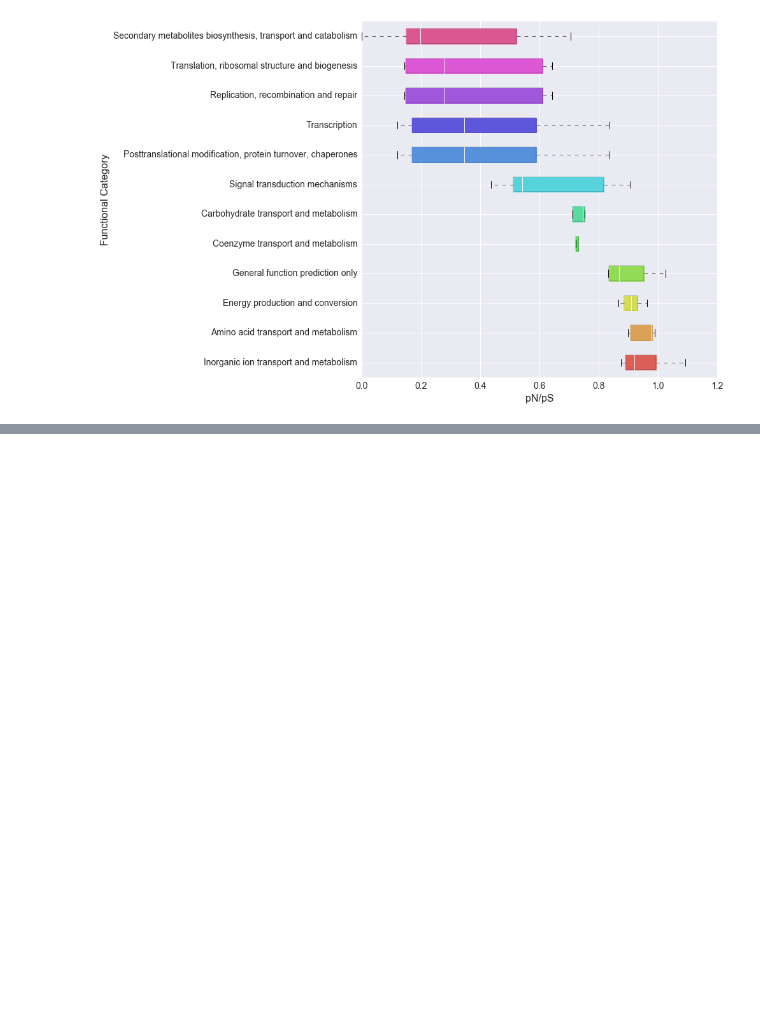
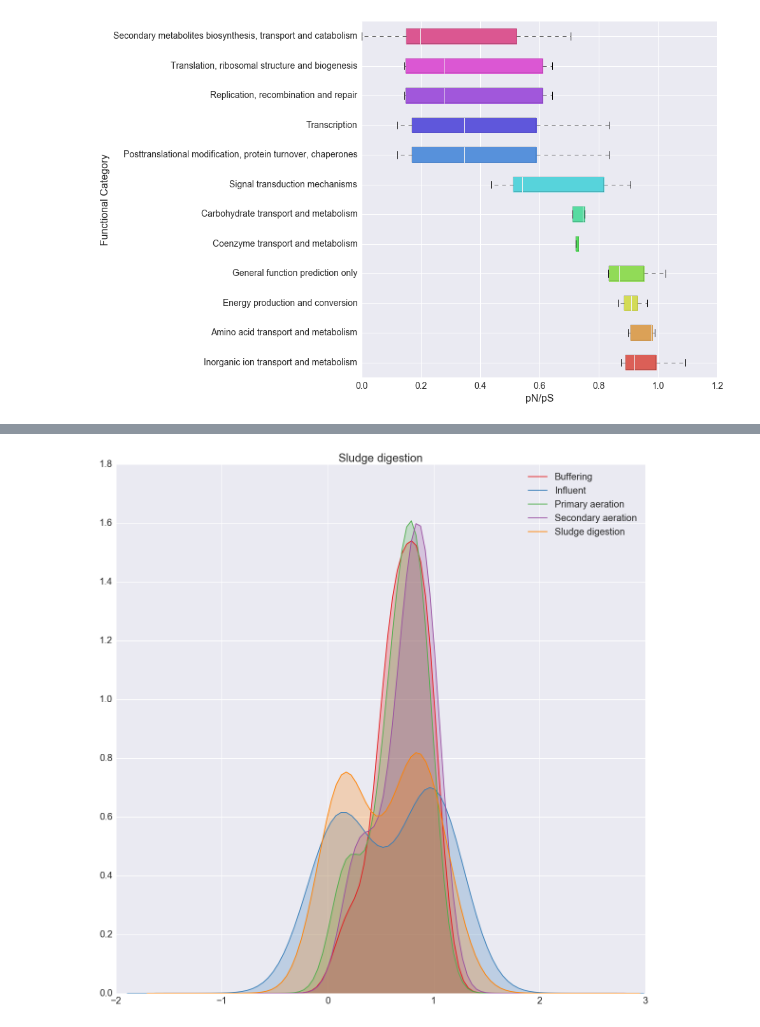
Before and after one commit to frubino/mgkit, a Jupyter notebook: docs/source/pipeline/hmmer-tutorial-explore-data.ipynb, the cells around one changed output, grey strips where cells are left out. Saved outputs shown, nothing was run; the diff lists cells and outputs as text; code cells hidden in the pictures; blank space fills up the shorter version.

```diff
--- a/docs/source/pipeline/hmmer-tutorial-explore-data.ipynb
+++ b/docs/source/pipeline/hmmer-tutorial-explore-data.ipynb
@@ -398,0 +406,10 @@ _ = ax.set_ylabel('Functional Category', fontsize=16)
+# %%
+fig, ax = mgkit.plots.get_single_figure(figsize=(20, 20))
+
+seaborn.set(font_scale=2)
+
+for figid, (sample, color) in enumerate(zip(eg_pnps.columns, seaborn.color_palette('Set1', len(eg_pnps.columns)))):
+    seaborn.kdeplot(eg_pnps[sample].dropna(), ax=ax, color=color, shade=True)
+_ = ax.set_title(sample)
+# %% [output]
+[figure, added]
```
Also changed, not shown: parts of 21 cells of this notebook.
